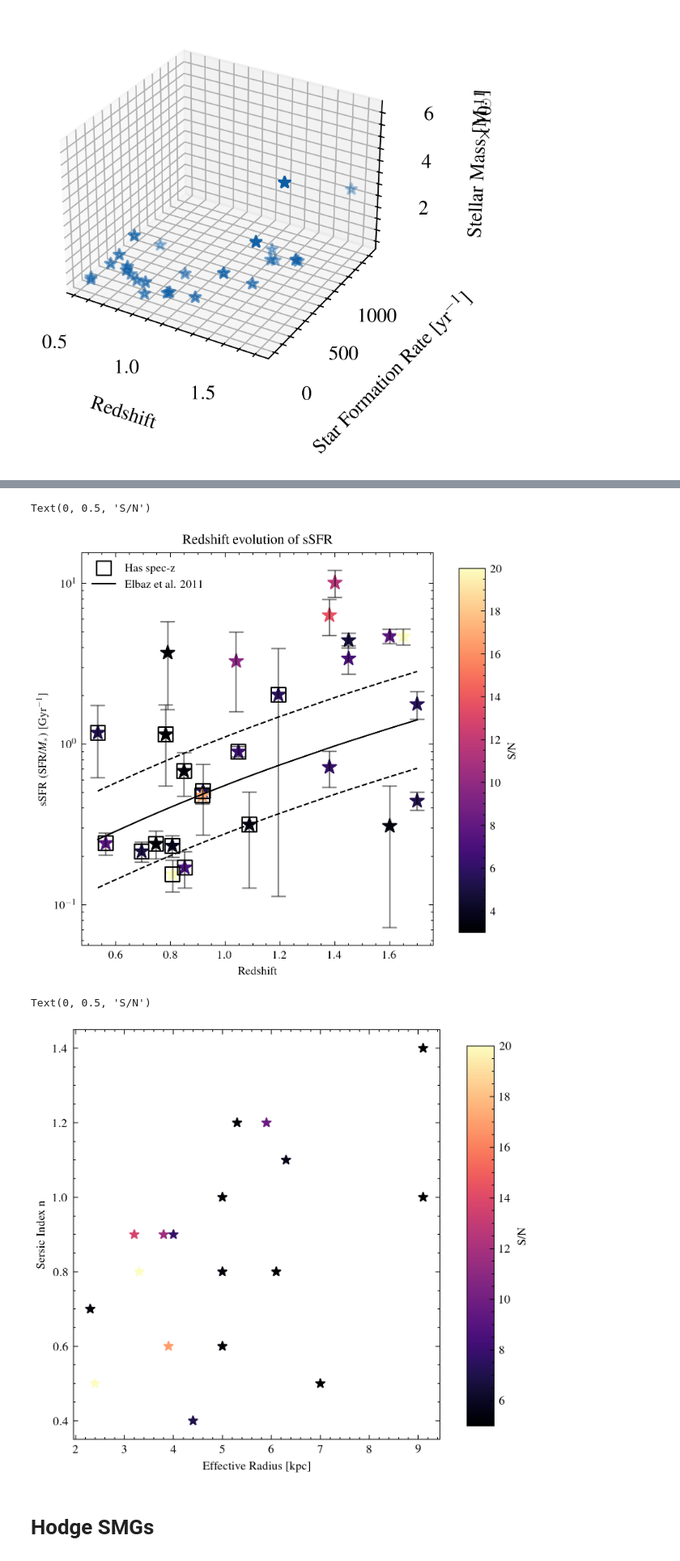
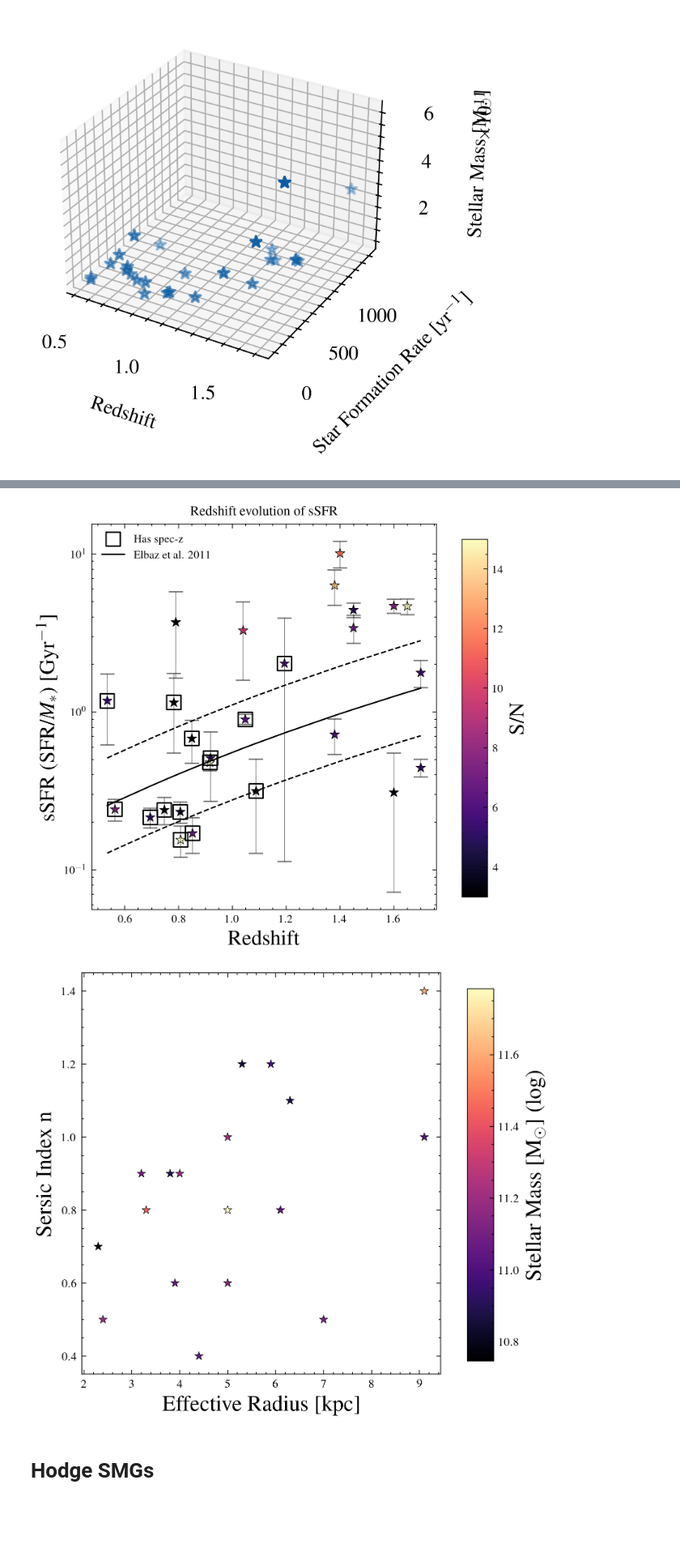
Before and after one commit to anjaliramesh-datascience/bcg_dust_continuum, a Jupyter notebook: notebook/workflow.ipynb, the cells around one changed output, grey strips where cells are left out. Shown at 81% size. Saved outputs shown, nothing was run; the diff lists cells and outputs as text; code cells hidden in the pictures; blank space fills up the shorter version.

```diff
--- a/notebook/workflow.ipynb
+++ b/notebook/workflow.ipynb
@@ -521,9 +504,9 @@ Text(0, 0.5, 'Redshift')
 plt.style.use(["ieee","science"])
 fig,ax = plt.subplots(1,1, dpi = 300, figsize = (5,5))
 vmin = 3
-vmax = 20
-im=ax.scatter(master_df['redshift'], master_df['sSFR_gyr'], c = master_df['S/N'],  marker = '*', s = 100, vmin = vmin, vmax = vmax, cmap = 'magma')
-ax.errorbar(master_df['redshift'], master_df['sSFR_gyr'], yerr = master_df['sSFR_err_gyr'],ls = 'none', ecolor = 'black', alpha = 0.5,solid_capstyle='projecting', capsize=5, elinewidth = 1)
+vmax = 15
+im=ax.scatter(master_df['redshift'], master_df['sSFR_gyr'], c = master_df['S/N'],  marker = '*', s = 50, vmin = vmin, vmax = vmax, cmap = 'magma', edgecolors='black', lw = 0.4)
+ax.errorbar(master_df['redshift'], master_df['sSFR_gyr'], yerr = master_df['sSFR_err_gyr'],ls = 'none', ecolor = 'black', alpha = 0.5,solid_capstyle='projecting', capsize=5, elinewidth = 0.5)
 # for i, txt in enumerate(ms_results['index']):
 #     ax[0].annotate(txt, (ms_results['redshift'][i], ms_results['sSFR_gyr'][i] - 0.04))
 # ax.scatter(sb_results['redshift'], sb_results['sSFR_gyr'], color = 'purple', marker = '*',facecolors='none')
@@ -535,8 +518,8 @@ ax.set_yscale('log')
 # ax[0].scatter(nr_data['redshift'], nr_data['sSFR_gyr'], marker = 'o', facecolors = 'none', color = 'green', linewidth = 1, s = 200)
 ax.scatter(specz['redshift'], specz['sSFR_gyr'], marker = 's', color = 'black', linewidth = 1, label = 'Has spec-z', facecolors = 'none', s = 100)
 # ax.scatter(sb_specz['redshift'], sb_specz['sSFR_gyr'], marker = '*', color = 'purple', linewidth = 1)
-ax.set_ylabel("sSFR (SFR/$M_*$) [Gyr$^{-1}$]")
-ax.set_xlabel("Redshift")
+ax.set_ylabel("sSFR (SFR/$M_*$) [Gyr$^{-1}$]", size = 15)
+ax.set_xlabel("Redshift", size = 15)
 ax.plot(sorted(master_df['redshift']),sorted(master_df['sSFR_MS']), color = 'black', linewidth = 1, label = 'Elbaz et al. 2011')
 ax.plot(sorted(master_df['redshift']),sorted(master_df['sSFR_MS']*2), color = 'black', ls = "--", linewidth = 1)
 ax.plot(sorted(master_df['redshift']),sorted(master_df['sSFR_MS']/2), color = 'black', ls = "--", linewidth = 1)
@@ -545,34 +528,26 @@ ax.legend()
 fig.subplots_adjust(right=0.8)
 cbar_ax = fig.add_axes([0.85, 0.15, 0.05, 0.7])
 fig.colorbar(im, cax=cbar_ax)
-cbar_ax.set_ylabel("S/N")
-# plt.legend()
-# fig.savefig("/Users/arames52/Desktop/ssfr_z_sed.jpg", dpi = 300)
+cbar_ax.set_ylabel("S/N", size = 15)
+fig.savefig("/Users/arames52/bcg_dust_continuum/notebook/plots/ssfr_z.png", dpi = 300)
 # %% [output]
-Text(0, 0.5, 'S/N')
-[figure, old version]
+[figure, new version]
 # %%
 %matplotlib inline
-vmin = 5
-vmax = 20
+vmin = np.min(np.log10(master_df['Stellar_mass']))
+vmax = np.max(np.log10(master_df['Stellar_mass']))
 plt.style.use(["ieee","science"])
 fig, ax = plt.subplots(1,1,dpi = 300, figsize = (5,5))
-im = ax.scatter(master_df['re'], master_df['n'], marker = '*',facecolors='none', c = master_df['S/N'], vmin = vmin, vmax = vmax, cmap = 'magma')
-# ax.errorbar(master_df['Stellar_mass'], master_df['SFR'], xerr=master_df['Stellar_mass_err'],
-# yerr=master_df['SFR_err'],ls = 'none', ecolor = 'black', alpha = 0.5,solid_capstyle='projecting', capsize=2, elinewidth = 0.5)
-# specz = master_df[master_df['spec_z'] == 1]
-# ax.scatter(specz['Stellar_mass'], specz['SFR'], marker = 's', color = 'black', facecolors= 'none', lw = 0.5, s = 50, label = 'Spec_z')
-ax.set_xlabel("Effective Radius [kpc]")
-ax.set_ylabel("Sersic Index n")
-# ax.set_yscale('log')
-# ax.set_xscale('log')
+im = ax.scatter(master_df['re'], master_df['n'], marker = '*',facecolors='none', edgecolors = 'black', lw = 0.3, c = np.log10(master_df['Stellar_mass']), vmin = vmin, vmax = vmax, cmap = 'magma')
+ax.set_xlabel("Effective Radius [kpc]", size = 15)
+ax.set_ylabel("Sersic Index n", size = 15)
 fig.subplots_adjust(right=0.8)
 cbar_ax = fig.add_axes([0.85, 0.15, 0.05, 0.7])
 fig.colorbar(im, cax=cbar_ax)
-cbar_ax.set_ylabel("S/N")
+cbar_ax.set_ylabel("Stellar Mass [M$_\odot$] (log)", size = 15)
+fig.savefig("/Users/arames52/bcg_dust_continuum/notebook/plots/n_re.png", dpi = 300)
 # %% [output]
-Text(0, 0.5, 'S/N')
-[figure, old version]
+[figure, new version]
 # %% [markdown]
 # Hodge SMGs
 # %%
```
Also changed, not shown: parts of 4 cells of this notebook.
